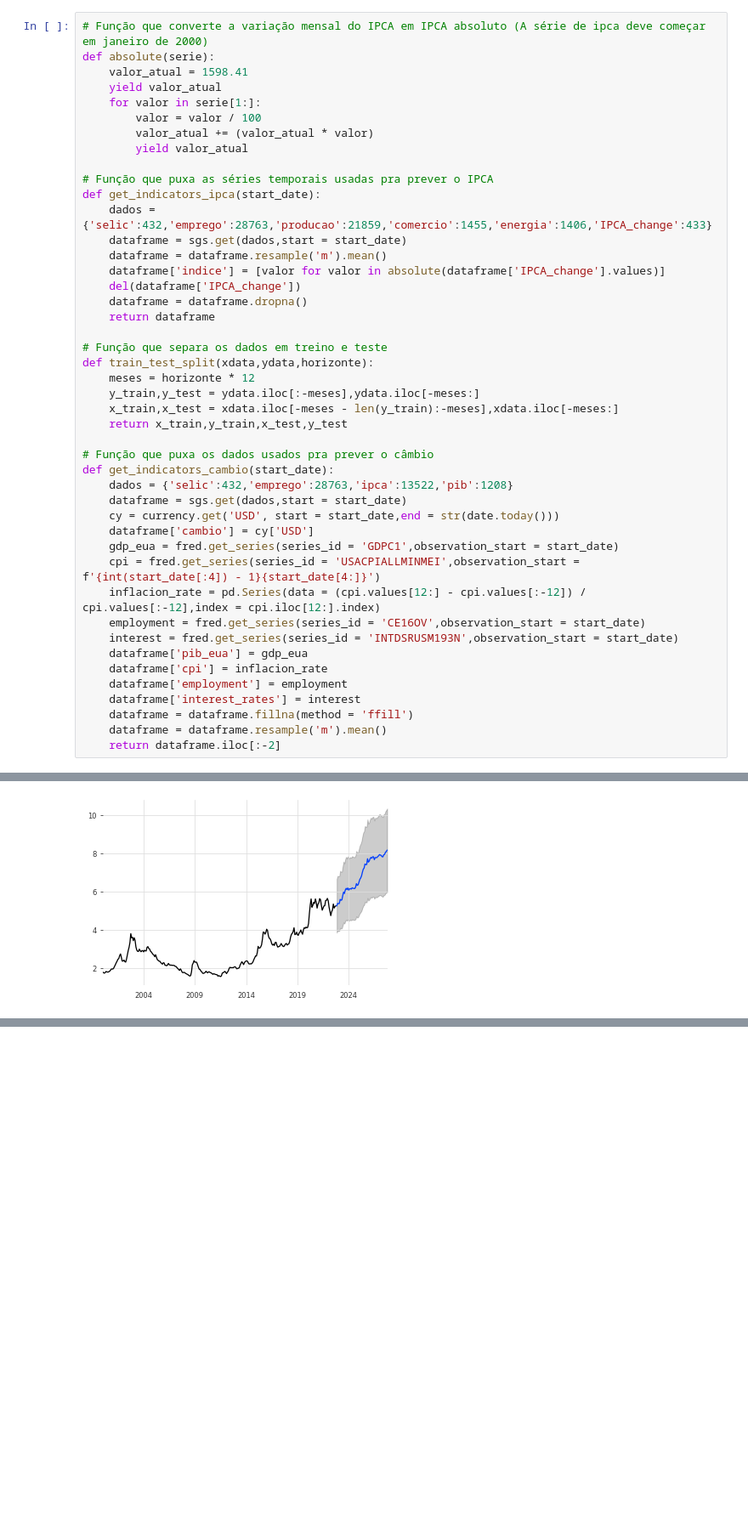
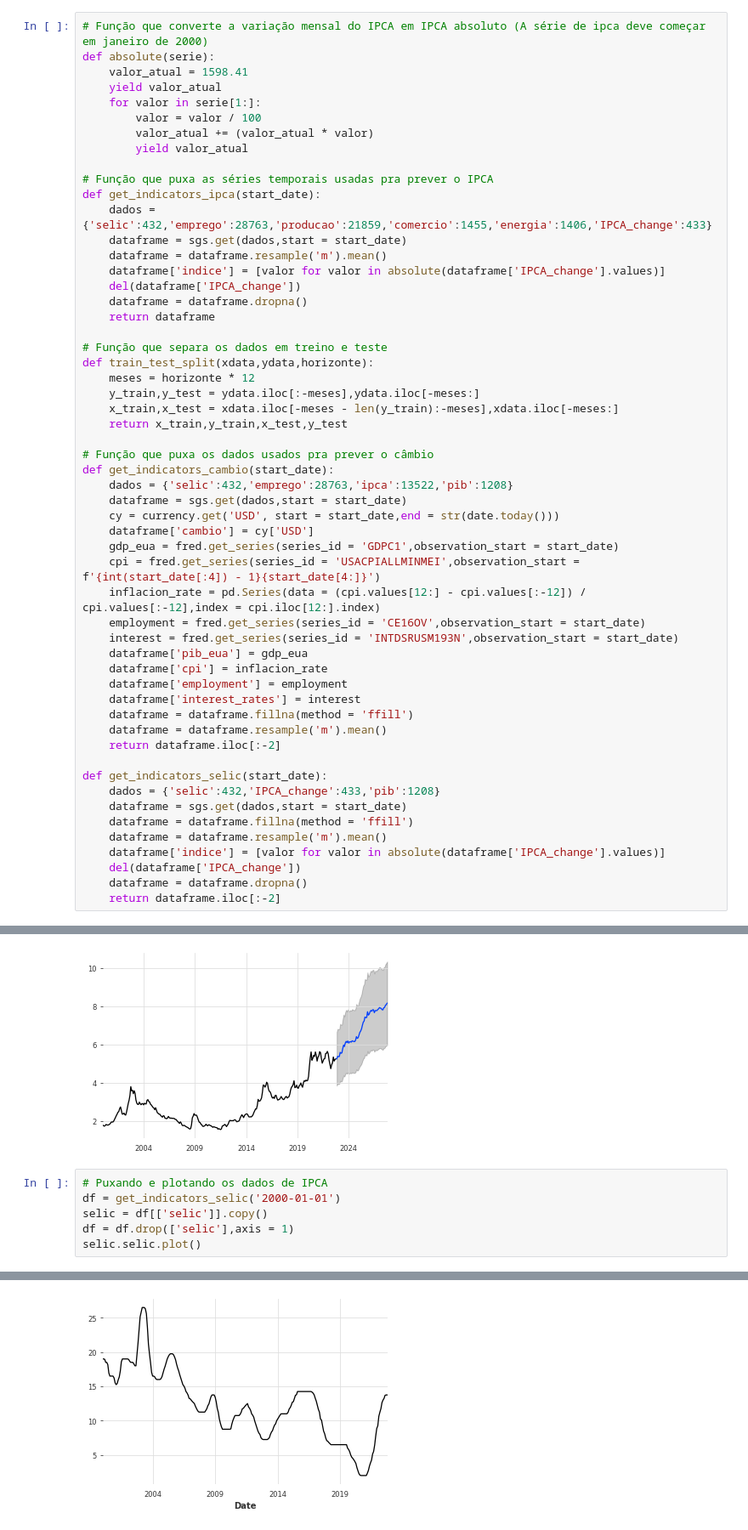
Before and after one commit to aruasouza/CTG, a Jupyter notebook: definitive_models.ipynb, the cells around one changed output, grey strips where cells are left out. Shown at 85% size. Saved outputs shown, nothing was run; the diff lists cells and outputs as text; blank space fills up the shorter version.

Commit message:
modelo selic criado

```diff
--- a/definitive_models.ipynb
+++ b/definitive_models.ipynb
@@ -60,6 +60,16 @@ def get_indicators_cambio(start_date):
     dataframe = dataframe.fillna(method = 'ffill')
     dataframe = dataframe.resample('m').mean()
     return dataframe.iloc[:-2]
+
+def get_indicators_selic(start_date):
+    dados = {'selic':432,'IPCA_change':433,'pib':1208}
+    dataframe = sgs.get(dados,start = start_date)
+    dataframe = dataframe.fillna(method = 'ffill')
+    dataframe = dataframe.resample('m').mean()
+    dataframe['indice'] = [valor for valor in absolute(dataframe['IPCA_change'].values)]
+    del(dataframe['IPCA_change'])
+    dataframe = dataframe.dropna()
+    return dataframe.iloc[:-2]
 # %%
 # Classe utilizada para criar o modelo LSTM (IPCA)
 class LSTM:
@@ -241,3 +254,10 @@ ax.fill_between(pred_df.index,pred_df['superior'],pred_df['inferior'],color = 'k
 2022-12-08 15:56:31 pytorch_lightning.utilities.rank_zero INFO: HPU available: False, using: 0 HPUs
 <matplotlib.collections.PolyCollection at 0x...>
 [figure]
+# %%
+# Puxando e plotando os dados de IPCA
+df = get_indicators_selic('2000-01-01')
+selic = df[['selic']].copy()
+df = df.drop(['selic'],axis = 1)
+selic.selic.plot()
+# %% [output]
@@ -243,0 +265 @@ ax.fill_between(pred_df.index,pred_df['superior'],pred_df['inferior'],color = 'k
+[figure, added]
```
Also changed, not shown: parts of 6 cells of this notebook, 1 other file.
